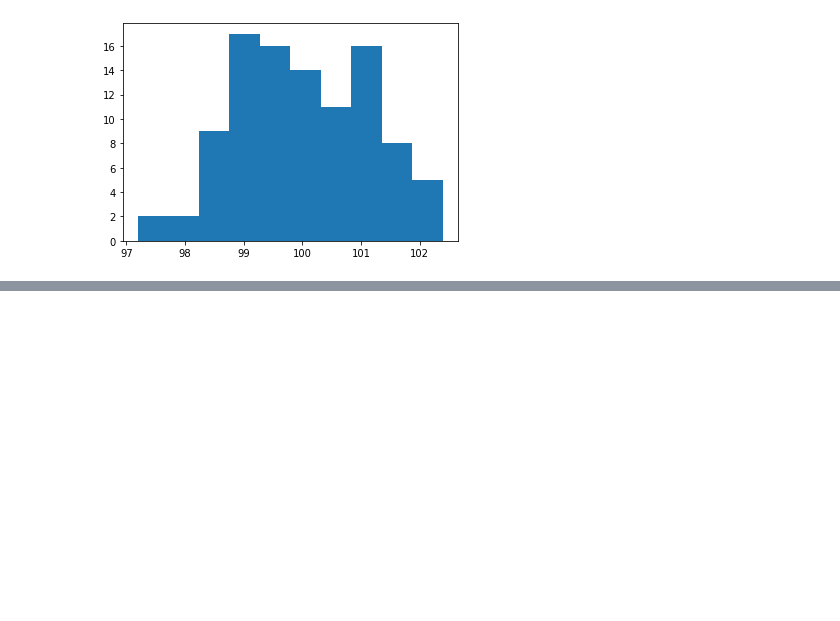
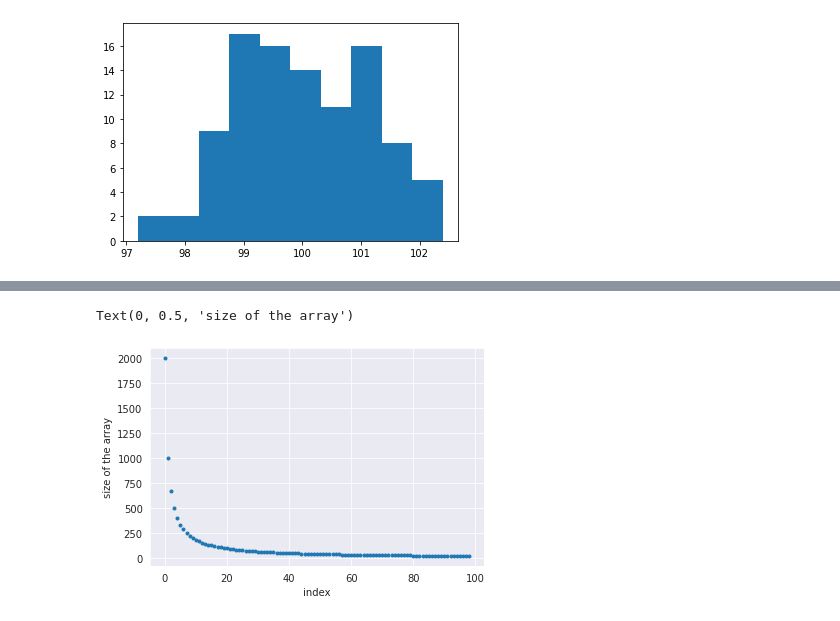
Before and after one commit to MarcoM95/MLPNS2021, a Jupyter notebook: MLPNS2021_ClassStats.ipynb, the cells around one changed output, grey strips where cells are left out. Drawn from its saved outputs; the diff is of its cells as text; code cells hidden in the pictures; blank space fills up the shorter version.

```diff
--- a/MLPNS2021_ClassStats.ipynb
+++ b/MLPNS2021_ClassStats.ipynb
@@ -46,0 +103,7 @@ from numpy.random import RandomState, SeedSequence
+# %%
+pl.plot(mysize, '.')
+pl.xlabel("index")
+pl.ylabel("size of the array")
+# %% [output]
+Text(0, 0.5, 'size of the array')
+[figure, added]
```
Also changed, not shown: parts of 13 cells of this notebook.
